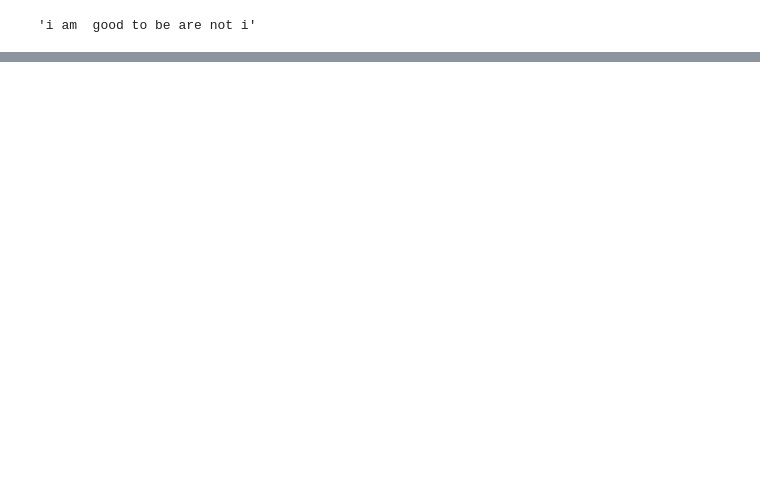
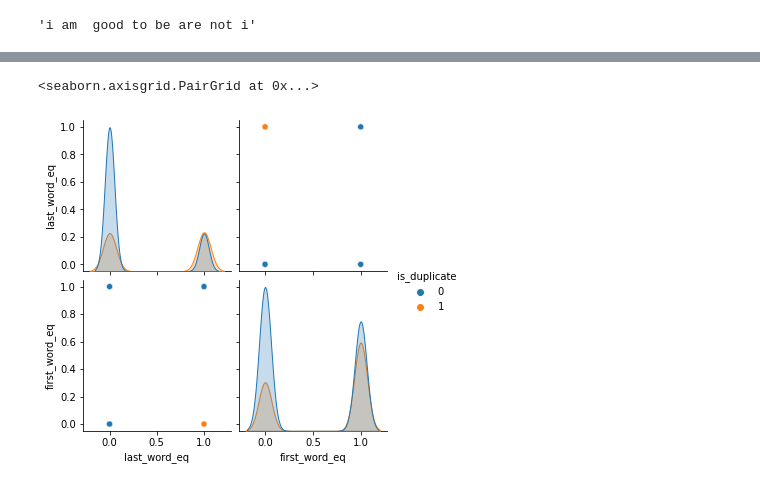
Before and after one commit to adarsha02/Duplicate-Question-Detection-using-NLP, a Jupyter notebook: hello.ipynb, the cells around one changed output, grey strips where cells are left out. Cells and saved outputs as stored; diff of their text form; code cells hidden in the pictures; blank space fills up the shorter version.

```diff
--- a/hello.ipynb
+++ b/hello.ipynb
@@ -368,0 +472,6 @@ LookupError:
+# %%
+
+sns.pairplot(new_df[['last_word_eq', 'first_word_eq', 'is_duplicate']],hue='is_duplicate')
+# %% [output]
+<seaborn.axisgrid.PairGrid at 0x...>
+[figure, added]
```
Also changed, not shown: parts of 32 cells of this notebook.
